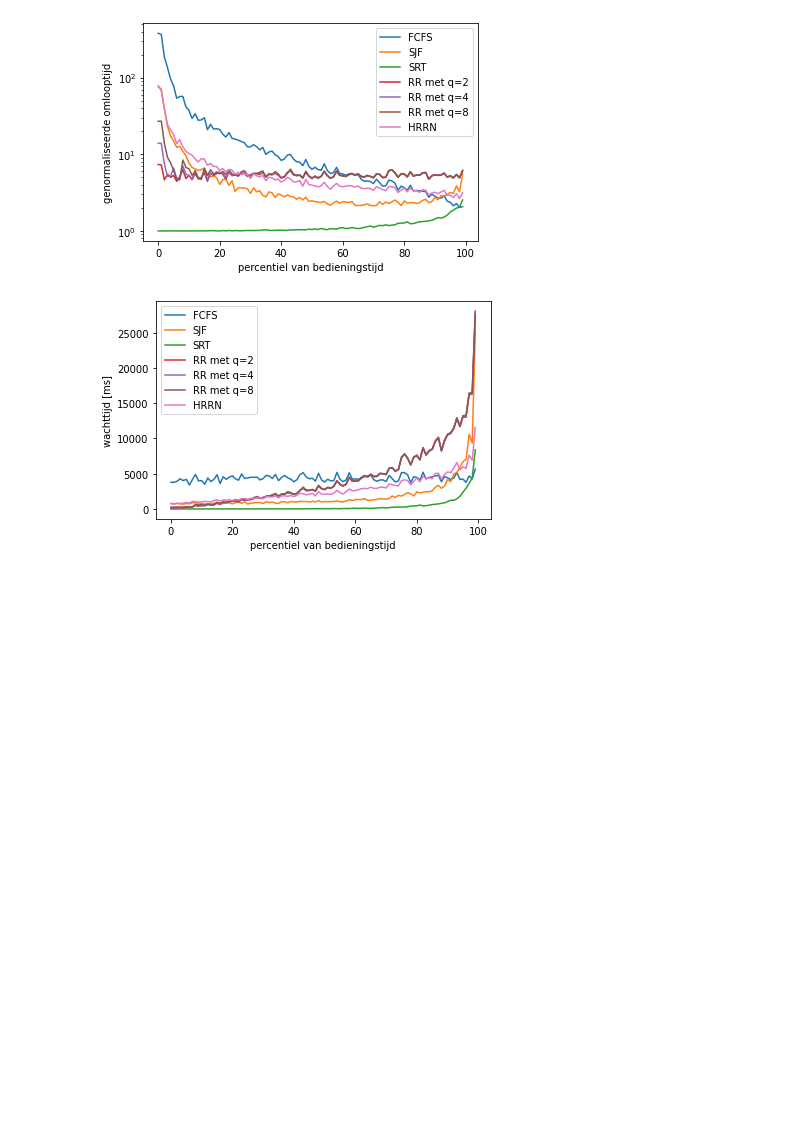
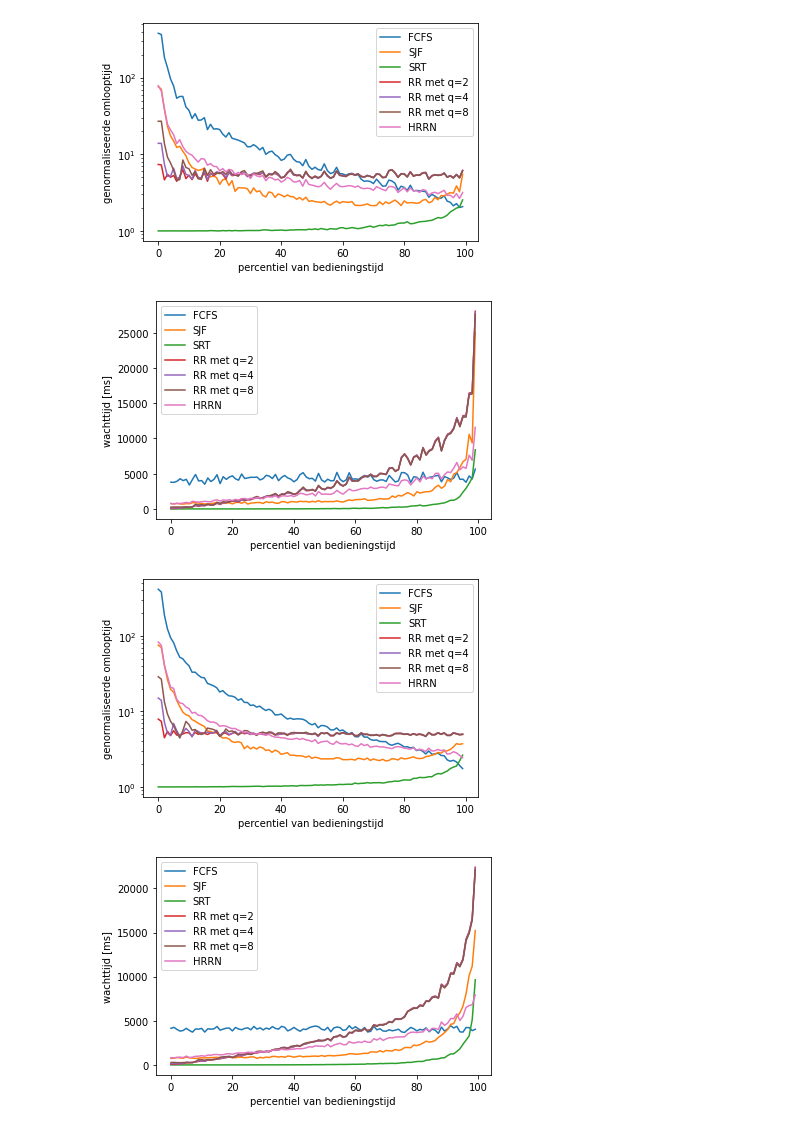
Before and after one commit to GPeeters/Besturingssystemen-2, a Jupyter notebook: process_scheduler.ipynb, the cells around one changed output. Cells and saved outputs as stored; diff of their text form; code cells hidden in the pictures; blank space fills up the shorter version.

Commit message:
added 50000 processen

```diff
--- a/process_scheduler.ipynb
+++ b/process_scheduler.ipynb
@@ -5,11 +5,13 @@
 import xml.etree.ElementTree as ET
 import pandas as pd
 
+xml_50000 = open('processen50000.xml', 'r').read()
 xml_20000 = open('processen20000.xml', 'r').read()  # Read file
 xml_10000 = open('processen10000.xml', 'r').read()
 processentest = open('processentest.xml', 'r').read()
 # root = ET.XML(xml_data)  # Parse XML
 
+df_50000 = pd.read_xml(xml_50000)
 df_20000 = pd.read_xml(xml_20000)
 df_10000 = pd.read_xml(xml_10000)
 df_test = pd.read_xml(processentest)
@@ -595,3 +597,8 @@ totaal(df_20000)
 # %% [output]
 [figure]
 [figure]
+# %%
+totaal(df_50000)
+# %% [output]
+[figure, added]
+[figure, added]
```
